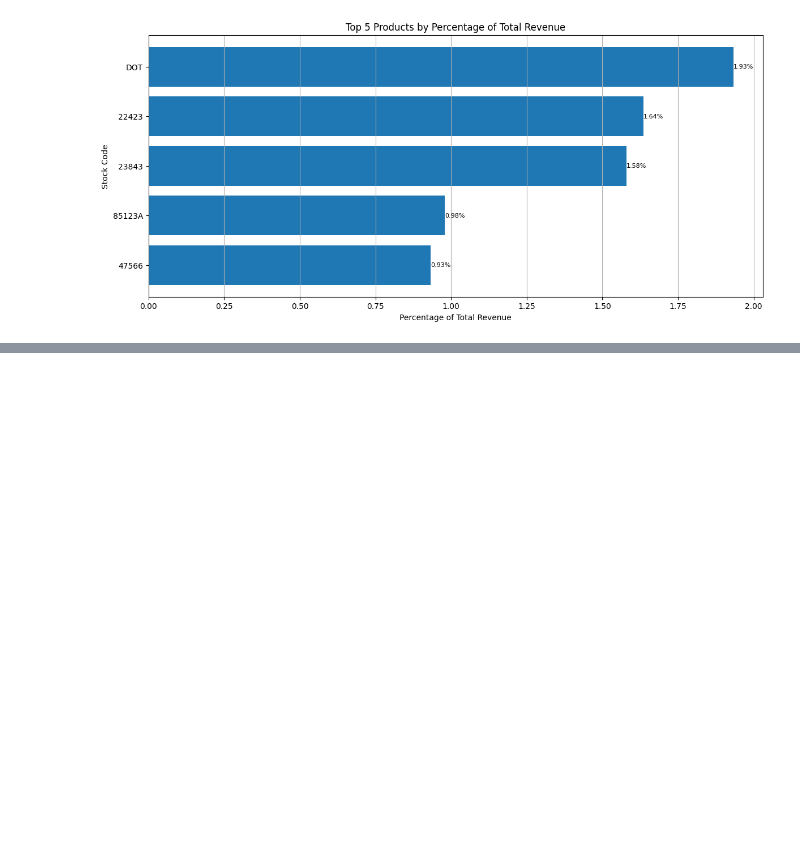
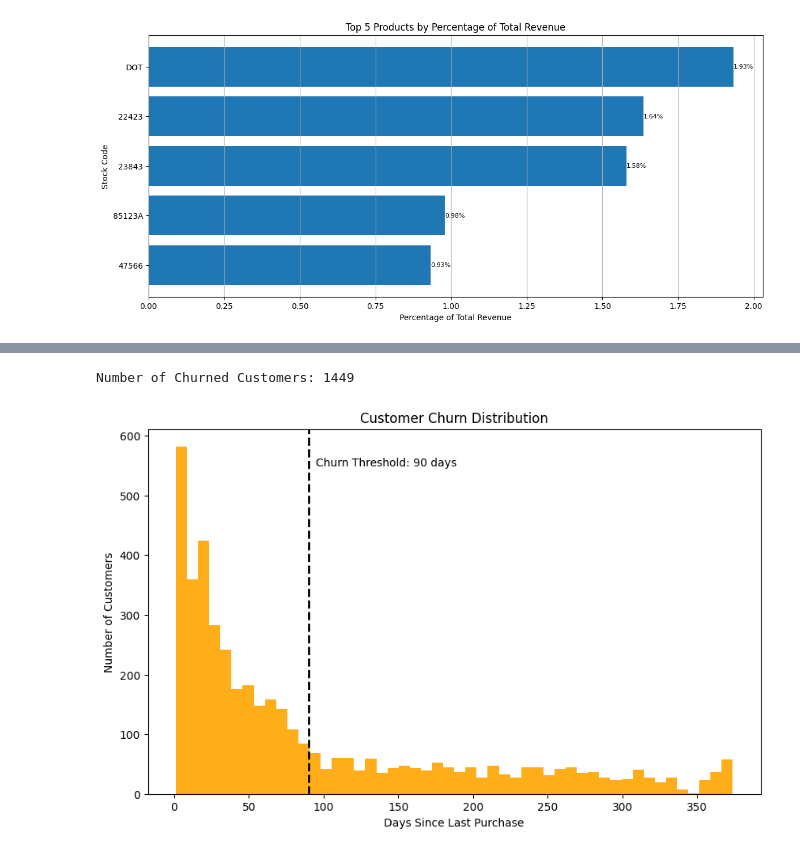
Before and after one commit to rkpm22/retail-sales-data-analysis, a Jupyter notebook: notebooks/RetailSalesAnalysis.ipynb, the cells around one changed output, grey strips where cells are left out. Saved outputs shown, nothing was run; the diff lists cells and outputs as text; code cells hidden in the pictures; blank space fills up the shorter version.

```diff
--- a/notebooks/RetailSalesAnalysis.ipynb
+++ b/notebooks/RetailSalesAnalysis.ipynb
@@ -439,0 +695,5 @@ plt.show()
+# %%
+# Get the most recent purchase date for each customer
+last_purchase_date = df3.groupby('CustomerID')['InvoiceDate'].max().reset_index()
+last_purchase_date.columns = ['CustomerID','LastPurchaseDate']
+last_purchase_date.head()
@@ -439,0 +707,28 @@ plt.show()
+# %%
+threshold = 90
+
+# Calculate days since last purchase for each customer
+last_purchase_date['Churn'] = (current_date - last_purchase_date['LastPurchaseDate']).dt.days
+
+# Filter customers who have churned (i.e., last purchase was more than 90 days ago)
+churned_df = last_purchase_date[last_purchase_date['Churn'] > threshold].sort_values(by='Churn', ascending=False)
+churned_df.head()
+
+print("Number of Churned Customers:", churned_df.shape[0])
+# %% [output]
+Number of Churned Customers: 1449
+# %%
+
+# Plot a histogram of days since last purchase
+plt.figure(figsize=(10, 6))
+plt.hist(last_purchase_date['Churn'], bins=50, color='orange', alpha=0.9)
+
+# Add a vertical line for the churn threshold
+plt.axvline(threshold, color='black', linestyle='dashed', linewidth=2)
+plt.title('Customer Churn Distribution')
+plt.text(threshold + 5, plt.ylim()[1] * 0.9, f'Churn Threshold: {threshold} days', color='black')
+plt.xlabel('Days Since Last Purchase')
+plt.ylabel('Number of Customers')
+plt.show()
+# %% [output]
+[figure, added]
```
Also changed, not shown: parts of 73 cells of this notebook, 1 other file.
